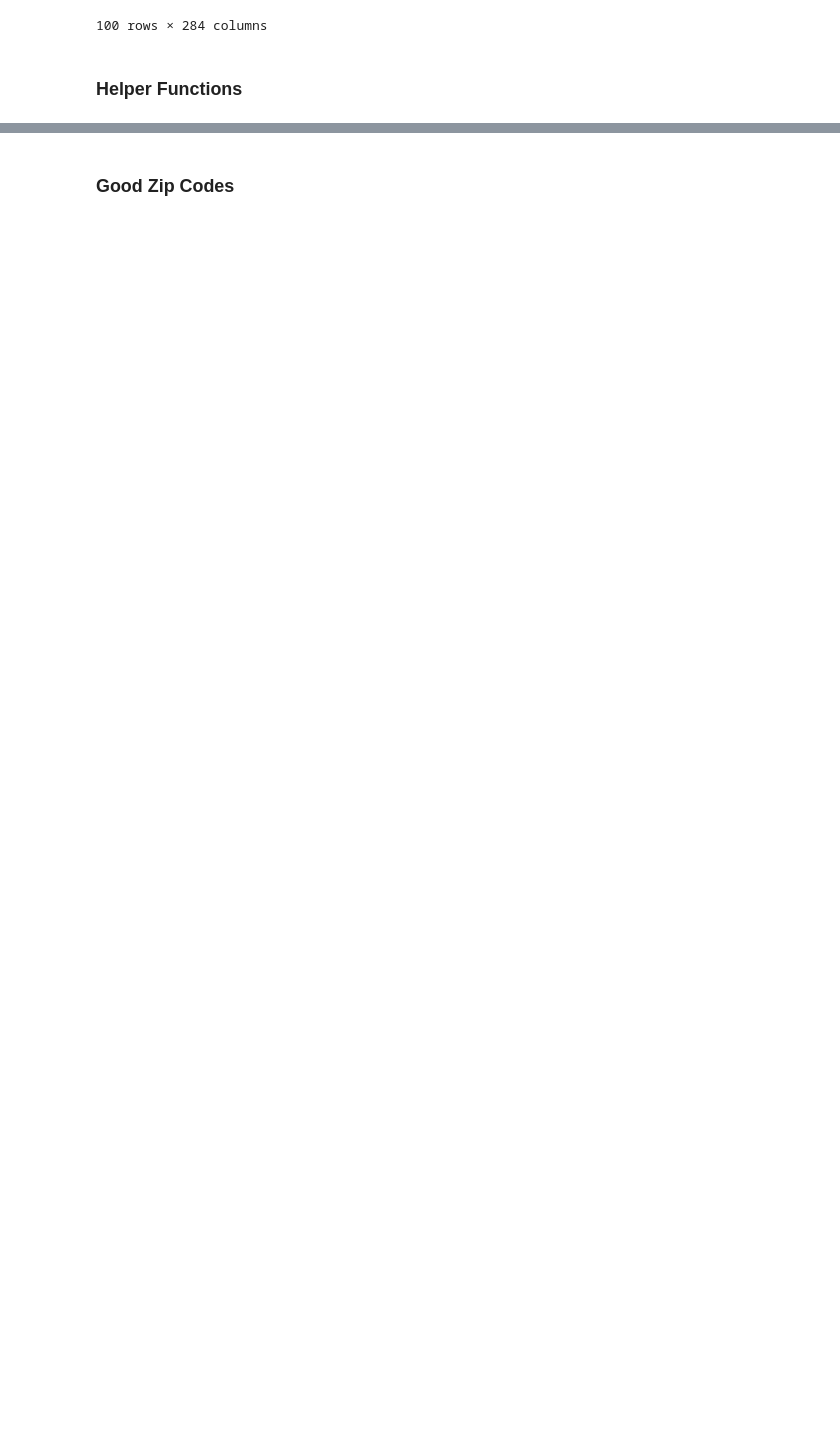
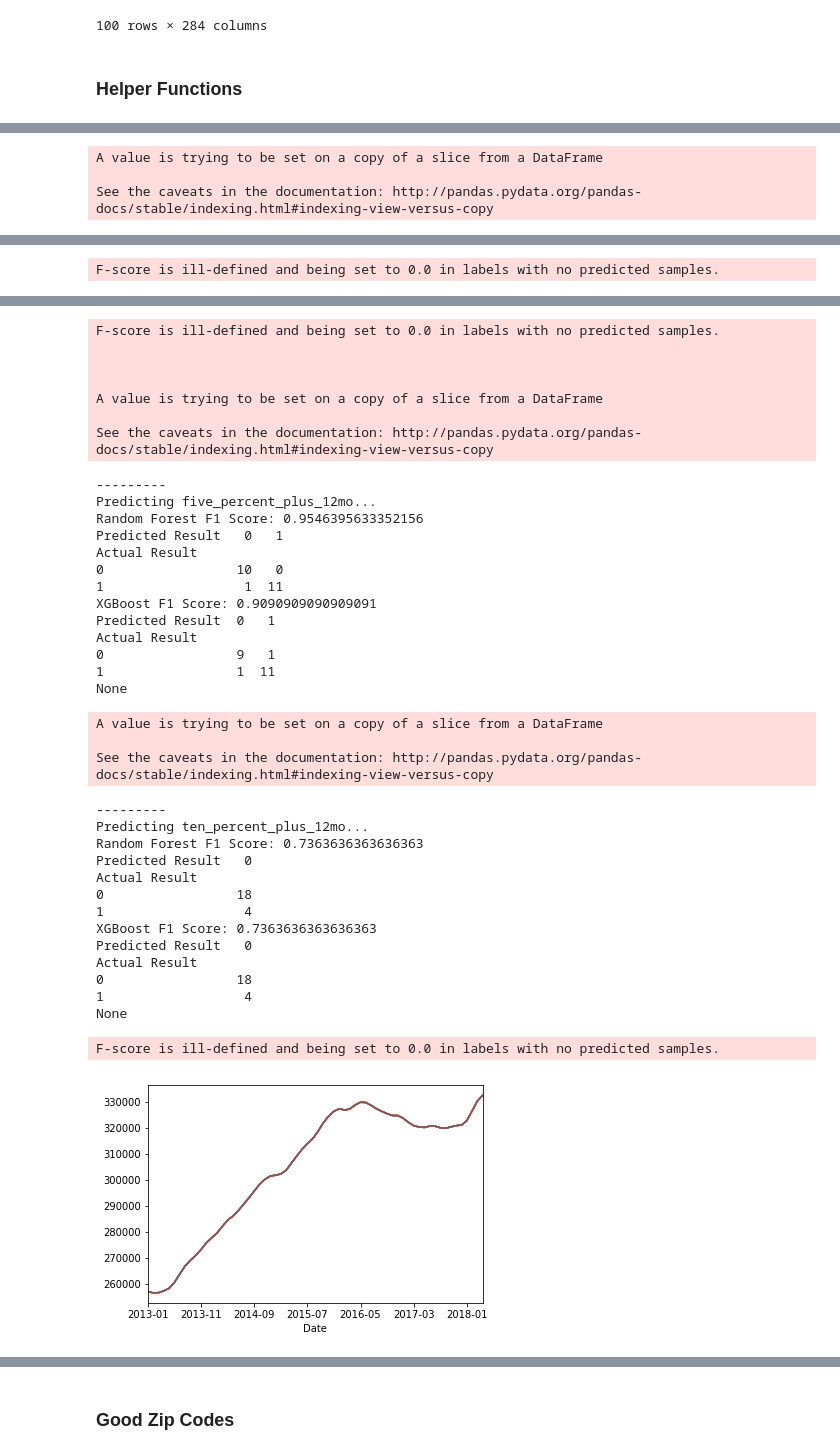
Before and after one commit to jtjones0304/zillow, a Jupyter notebook: Zillow Exploration.ipynb, the cells around one changed output, grey strips where cells are left out. Cells and saved outputs as stored; diff of their text form; code cells hidden in the pictures; blank space fills up the shorter version.

```diff
--- a/Zillow Exploration.ipynb
+++ b/Zillow Exploration.ipynb
@@ -281,0 +280,13 @@ df['buyer_seller_index']
+# %%
+prediction_list = ['positive_3mo_change', 'positive_6mo_change', 'positive_12mo_change', 'two_percent_plus_12mo',
+                  'five_percent_plus_12mo', 'ten_percent_plus_12mo']
+
+def iterate_over_predictions(zip_code):
+    for p in prediction_list:
+        print(run_full_model(zip_code,p))
+# %%
+iterate_over_predictions(77494)
+# %% [output]
+A value is trying to be set on a copy of a slice from a DataFrame
+
+See the caveats in the documentation: http://pandas.pydata.org/pandas-docs/stable/indexing.html#indexing-view-versus-copy
@@ -281,0 +326 @@ df['buyer_seller_index']
+F-score is ill-defined and being set to 0.0 in labels with no predicted samples.
@@ -281,0 +365,38 @@ df['buyer_seller_index']
+F-score is ill-defined and being set to 0.0 in labels with no predicted samples.
+
+
+
+A value is trying to be set on a copy of a slice from a DataFrame
+
+See the caveats in the documentation: http://pandas.pydata.org/pandas-docs/stable/indexing.html#indexing-view-versus-copy
+---------
+Predicting five_percent_plus_12mo...
+Random Forest F1 Score: 0.9546395633352156
+Predicted Result   0   1
+Actual Result
+0                 10   0
+1                  1  11
+XGBoost F1 Score: 0.9090909090909091
+Predicted Result  0   1
+Actual Result
+0                 9   1
+1                 1  11
+None
+A value is trying to be set on a copy of a slice from a DataFrame
+
+See the caveats in the documentation: http://pandas.pydata.org/pandas-docs/stable/indexing.html#indexing-view-versus-copy
+---------
+Predicting ten_percent_plus_12mo...
+Random Forest F1 Score: 0.7363636363636363
+Predicted Result   0
+Actual Result
+0                 18
+1                  4
+XGBoost F1 Score: 0.7363636363636363
+Predicted Result   0
+Actual Result
+0                 18
+1                  4
+None
+F-score is ill-defined and being set to 0.0 in labels with no predicted samples.
+[figure, added]
```
Also changed, not shown: parts of 46 cells of this notebook.
